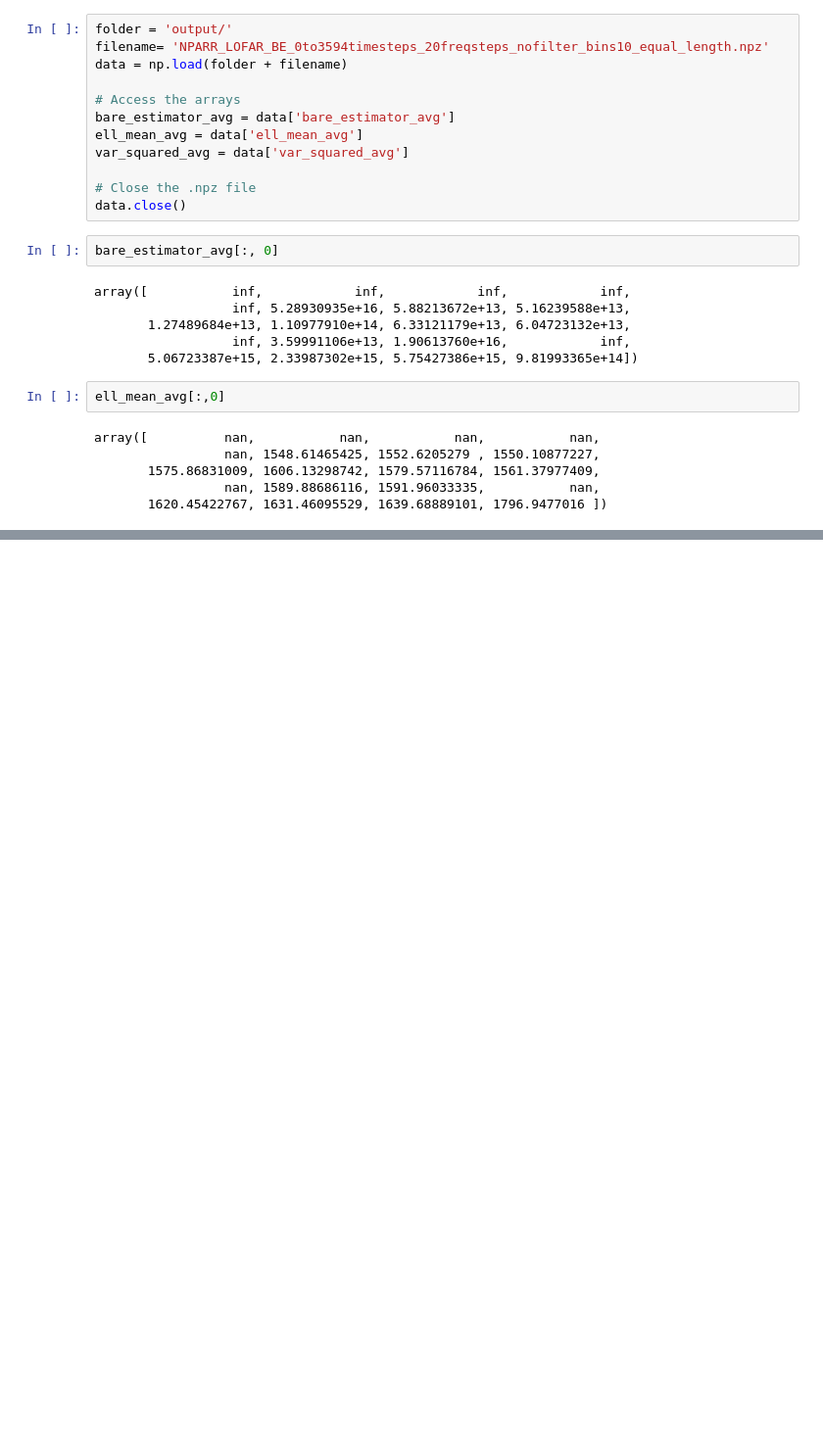
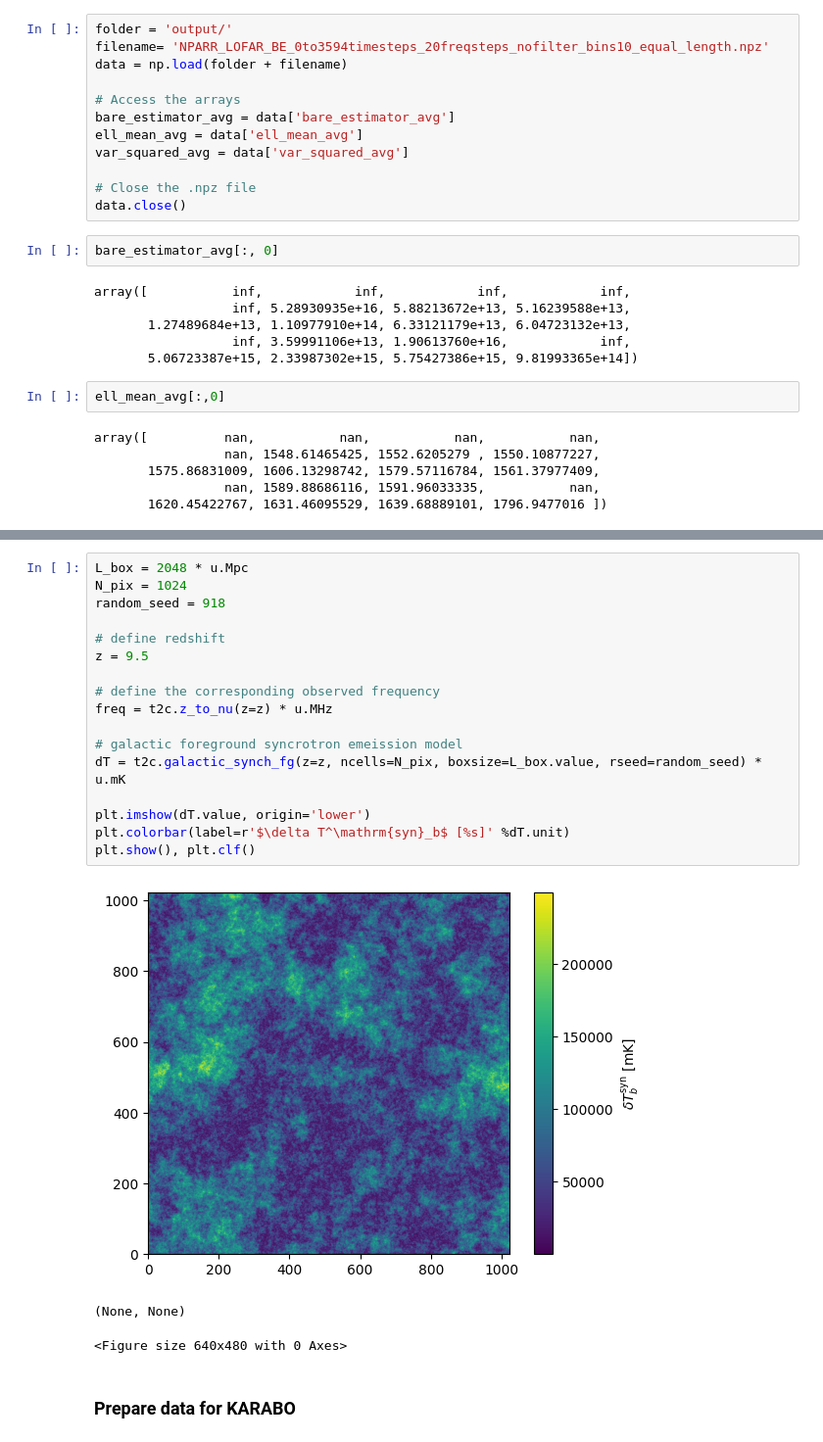
Before and after one commit to vitraj/visest, a Jupyter notebook: Misc_tests_notebook.ipynb, the cells around one changed output, grey strips where cells are left out. Shown at 98% size. Drawn from its saved outputs; the diff is of its cells as text; blank space fills up the shorter version.

```diff
--- a/Misc_tests_notebook.ipynb
+++ b/Misc_tests_notebook.ipynb
@@ -1115,0 +1130,23 @@ array([          nan,           nan,           nan,           nan,
+# %%
+L_box = 2048 * u.Mpc
+N_pix = 1024
+random_seed = 918
+
+# define redshift
+z = 9.5
+
+# define the corresponding observed frequency
+freq = t2c.z_to_nu(z=z) * u.MHz
+
+# galactic foreground syncrotron emeission model
+dT = t2c.galactic_synch_fg(z=z, ncells=N_pix, boxsize=L_box.value, rseed=random_seed) * u.mK
+
+plt.imshow(dT.value, origin='lower')
+plt.colorbar(label=r'$\delta T^\mathrm{syn}_b$ [%s]' %dT.unit)
+plt.show(), plt.clf()
+# %% [output]
+[figure, added]
+(None, None)
+<Figure size 640x480 with 0 Axes>
+# %% [markdown]
+### Prepare data for KARABO
```
Also changed, not shown: parts of 4 cells of this notebook, 33 other files.
